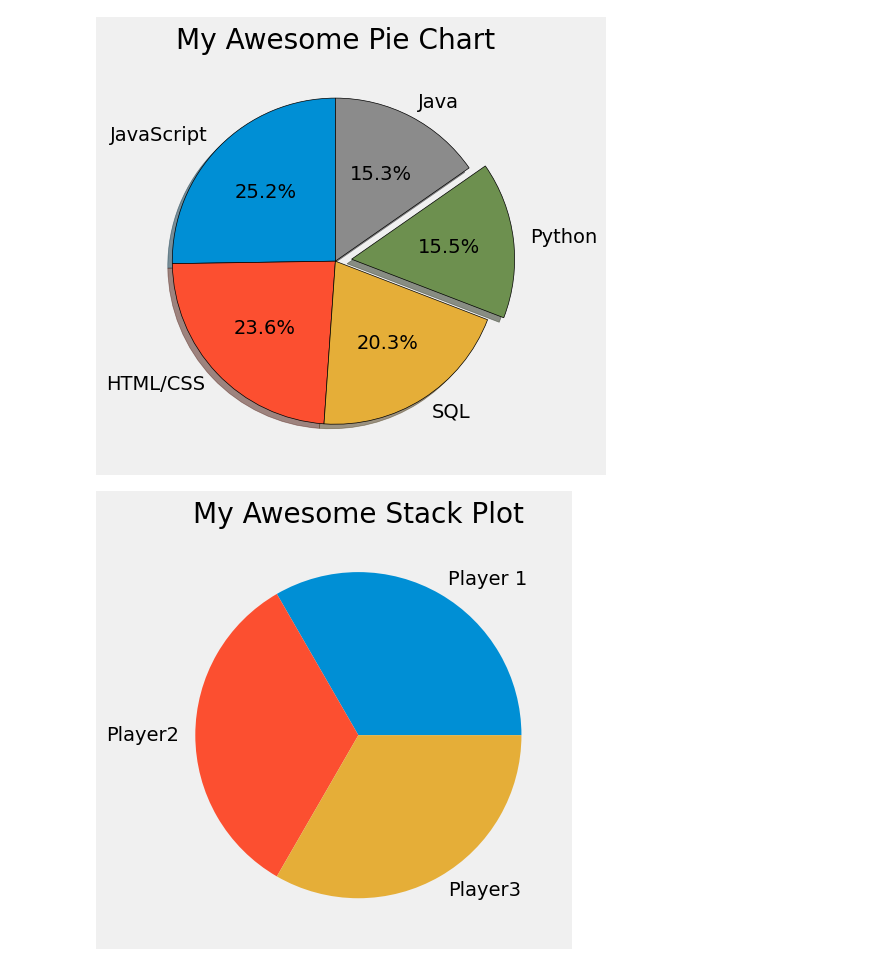
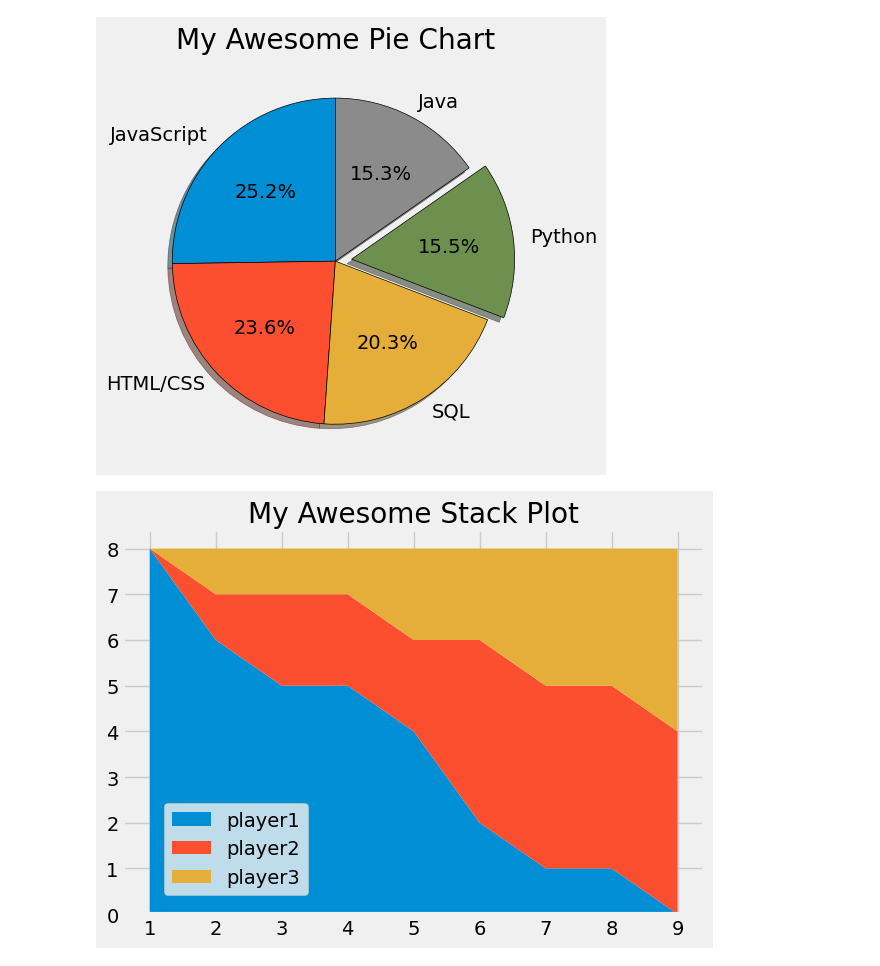
Before and after one commit to snmath-pi/MachineLearning, a Jupyter notebook: matplotlib.ipynb, the cells around one changed output. Saved outputs shown, nothing was run; the diff lists cells and outputs as text; code cells hidden in the pictures.

Commit message:
Kaggle Notebook | MatPlotLib | Version 7

```diff
--- a/matplotlib.ipynb
+++ b/matplotlib.ipynb
@@ -258,27 +242,32 @@ plt.show()
 # %%
 #stack plots
 
 from matplotlib import pyplot as plt
 
 plt.style.use("fivethirtyeight")
 
 
 minutes = [1, 2, 3, 4, 5, 6, 7, 8, 9]
 
-player1 = [1, 2, 3, 3, 4, 4, 4, 4, 5]
-player2 = [1, 1, 1, 1, 2, 2, 2, 3, 4]
-player3 = [1, 1, 1, 2, 2, 2, 3, 3, 3]
+# player1 = [1, 2, 3, 3, 4, 4, 4, 4, 5]
+# player2 = [1, 1, 1, 1, 2, 2, 2, 3, 4]
+# player3 = [1, 1, 1, 2, 2, 2, 3, 3, 3]
 
-plt.pie([1, 1, 1], labels=["Player 1", "Player2", "Player3"])
+player1 = [8, 6, 5, 5, 4, 2, 1, 1, 0]
+player2 = [0, 1, 2, 2, 2, 4, 4, 4, 4]
+player3 = [0, 1, 1, 1, 2, 2, 3, 3, 4]
+labels = ['player1', 'player2', 'player3']
 
+plt.stackplot(minutes, player1, player2, player3, labels = labels)
+plt.legend(loc =(0.07, 0.05))
 plt.title("My Awesome Stack Plot")
 plt.tight_layout()
 plt.show()
 
 # Colors:
 # Blue = #008fd5
 # Red = #fc4f30
 # Yellow = #e5ae37
 # Green = #6d904f
 # %% [output]
-[figure, old version]
+[figure, new version]
```
Also changed, not shown: parts of 13 cells of this notebook.
